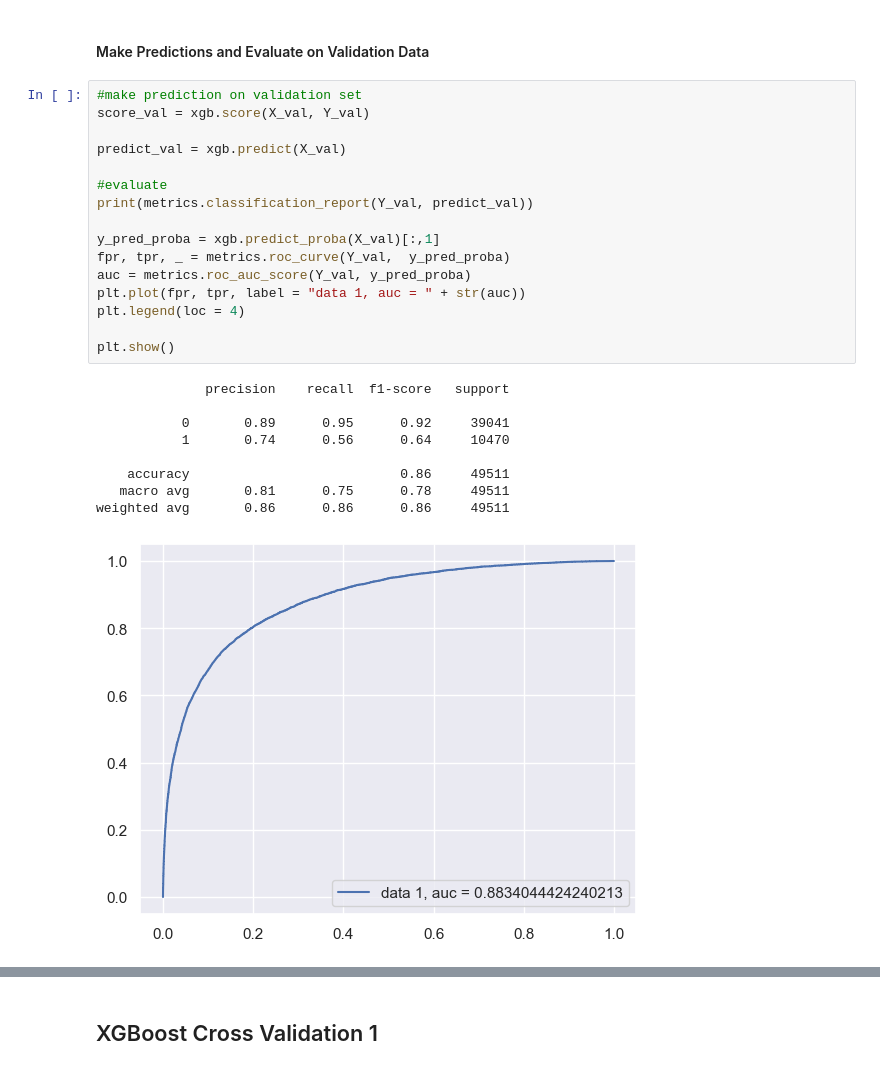
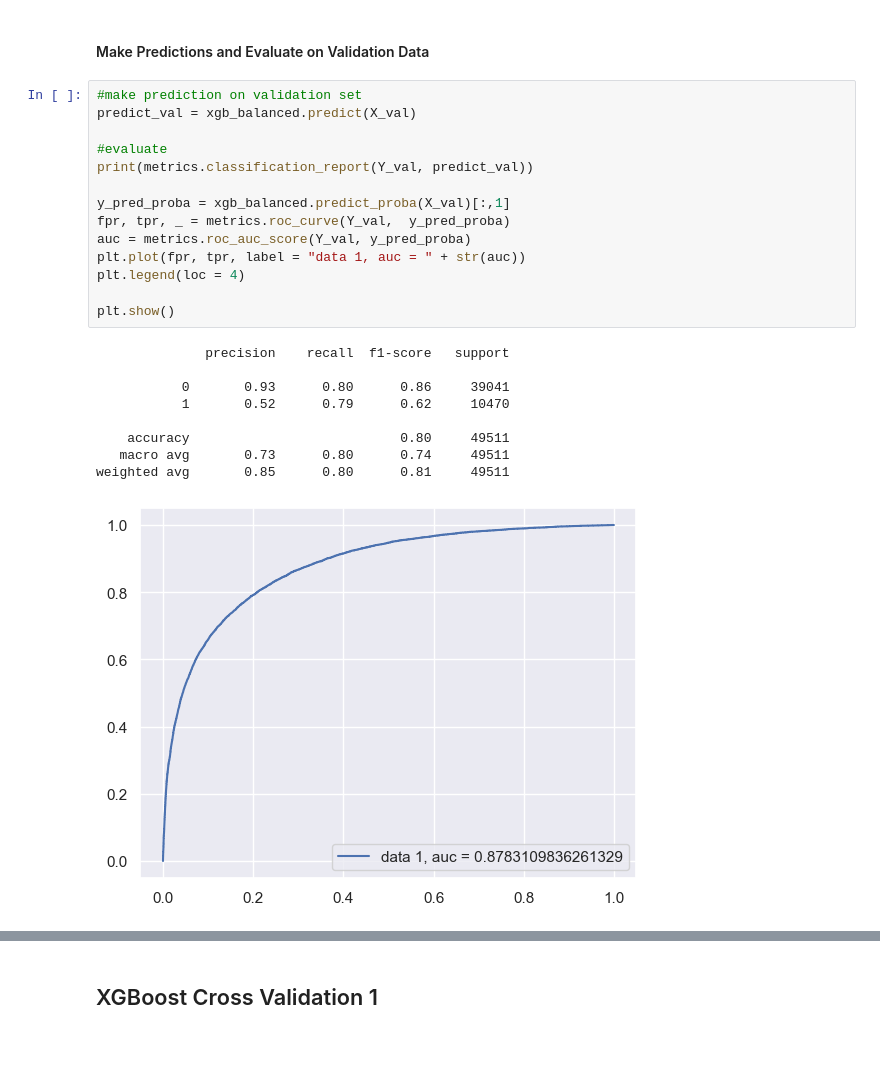
Before and after one commit to ihsiukaoBerkeley/FIT-IT, a Jupyter notebook: src/XGBoost.ipynb, the cells around one changed output, grey strips where cells are left out. Drawn from its saved outputs; the diff is of its cells as text.

```diff
--- a/src/XGBoost.ipynb
+++ b/src/XGBoost.ipynb
@@ -174,27 +169,25 @@ weighted avg       0.88      0.88      0.88     48902
 #### Make Predictions and Evaluate on Validation Data
 # %%
 #make prediction on validation set
-score_val = xgb.score(X_val, Y_val)
-
-predict_val = xgb.predict(X_val)
+predict_val = xgb_balanced.predict(X_val)
 
 #evaluate
 print(metrics.classification_report(Y_val, predict_val))
 
-y_pred_proba = xgb.predict_proba(X_val)[:,1]
+y_pred_proba = xgb_balanced.predict_proba(X_val)[:,1]
 fpr, tpr, _ = metrics.roc_curve(Y_val,  y_pred_proba)
 auc = metrics.roc_auc_score(Y_val, y_pred_proba)
 plt.plot(fpr, tpr, label = "data 1, auc = " + str(auc))
 plt.legend(loc = 4)
 
 plt.show()
 # %% [output]
               precision    recall  f1-score   support
 
-           0       0.89      0.95      0.92     39041
-           1       0.74      0.56      0.64     10470
+           0       0.93      0.80      0.86     39041
+           1       0.52      0.79      0.62     10470
 
-    accuracy                           0.86     49511
-   macro avg       0.81      0.75      0.78     49511
-weighted avg       0.86      0.86      0.86     49511
+    accuracy                           0.80     49511
+   macro avg       0.73      0.80      0.74     49511
+weighted avg       0.85      0.80      0.81     49511
-[figure, old version]
+[figure, new version]
```
Also changed, not shown: parts of 2 cells of this notebook.
